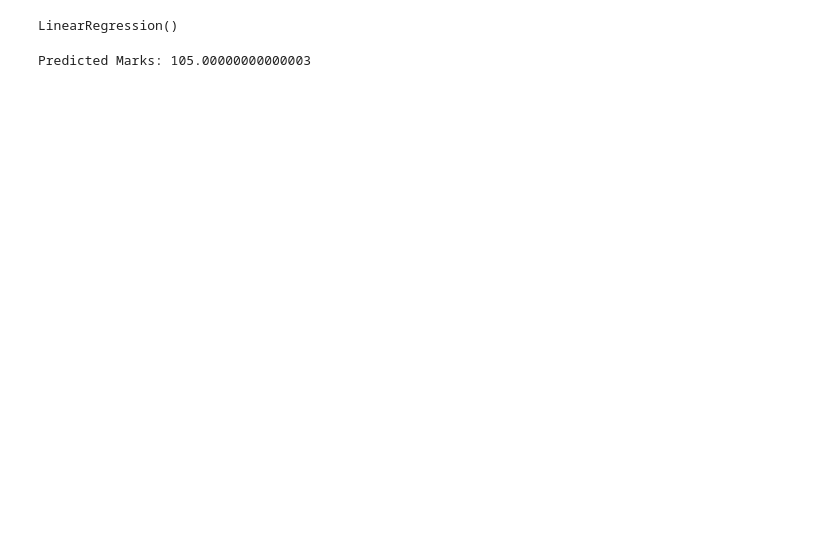
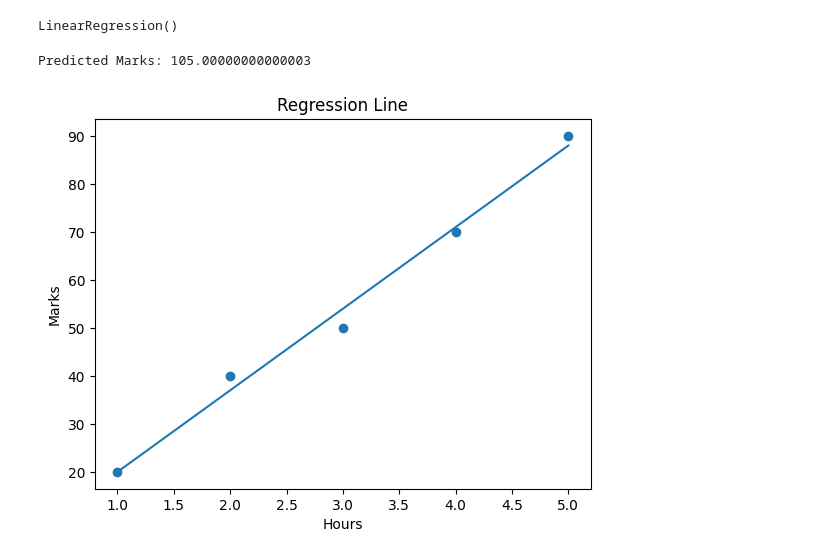
Before and after one commit to sakshi07bhosale/Data-Science, a Jupyter notebook: Machine Learning Basics/Day 16/practice.ipynb, the cells around one changed output. Saved outputs shown, nothing was run; the diff lists cells and outputs as text; code cells hidden in the pictures; blank space fills up the shorter version.

Commit message:
print Regression Line

```diff
--- a/Machine Learning Basics/Day 16/practice.ipynb
+++ b/Machine Learning Basics/Day 16/practice.ipynb
@@ -28,3 +28,14 @@ pred = model.predict([[6]])
 print("Predicted Marks:", pred[0])
 # %% [output]
 Predicted Marks: 105.00000000000003
+# %%
+import matplotlib.pyplot as plt
+
+plt.scatter(df["Hours"], df["Marks"])
+plt.plot(df["Hours"], model.predict(X))
+plt.xlabel("Hours")
+plt.ylabel("Marks")
+plt.title("Regression Line")
+plt.show()
+# %% [output]
+[figure, added]
```
